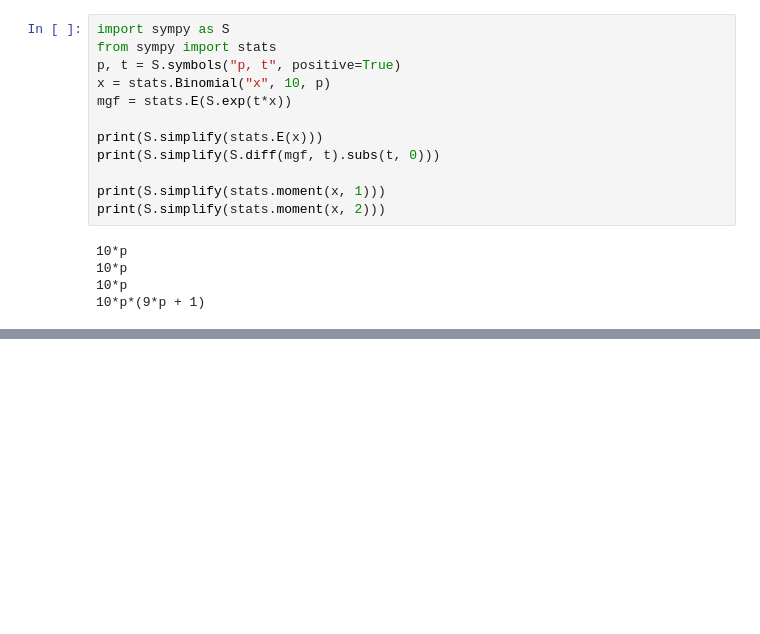
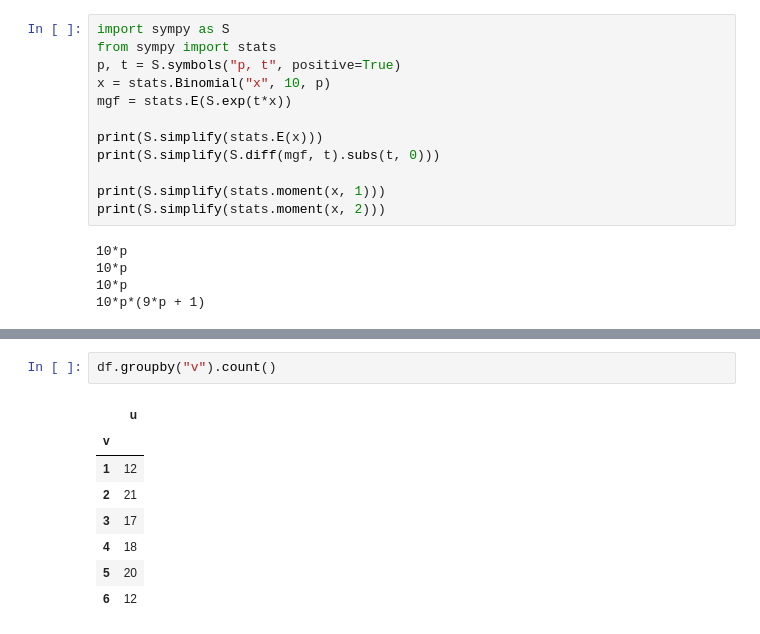
Before and after one commit to SnowMasaya/python_science_excerise, a Jupyter notebook: code/docker/python/python-science-2.ipynb, the cells around one changed output, grey strips where cells are left out. Saved outputs shown, nothing was run; the diff lists cells and outputs as text; blank space fills up the shorter version.

```diff
--- a/code/docker/python/python-science-2.ipynb
+++ b/code/docker/python/python-science-2.ipynb
@@ -360,0 +395,11 @@ print(S.simplify(stats.moment(x, 2)))
+# %%
+df.groupby("v").count()
+# %% [output]
+|  | u |
+| v |  |
+| 1 | 12 |
+| 2 | 21 |
+| 3 | 17 |
+| 4 | 18 |
+| 5 | 20 |
+| 6 | 12 |
```
Also changed, not shown: parts of 7 cells of this notebook, 2 other files.
